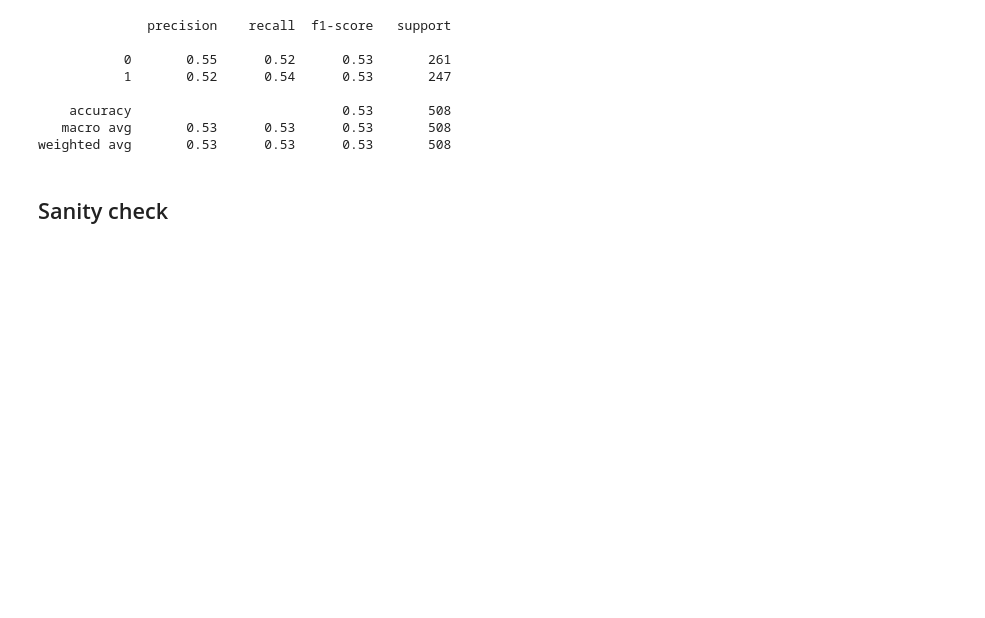
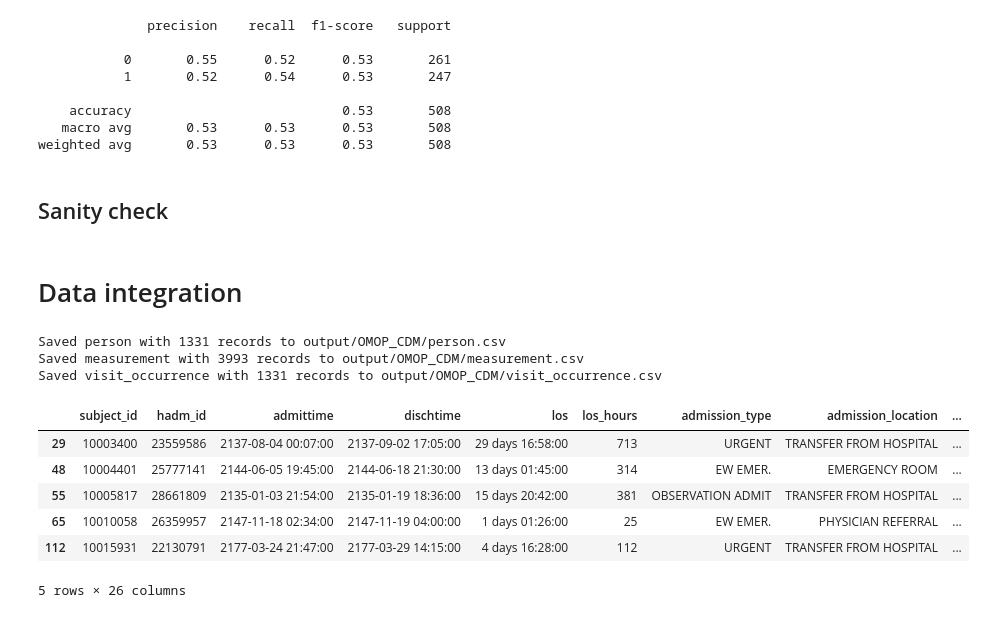
Before and after one commit to bma-vandijk/mimiciv_pipeline_insafedare, a Jupyter notebook: sandbox.ipynb, the cells around one changed output. Cells and saved outputs as stored; diff of their text form; code cells hidden in the pictures; blank space fills up the shorter version.

```diff
--- a/sandbox.ipynb
+++ b/sandbox.ipynb
@@ -381,3 +381,29 @@ plt.show()
 # %%
 # Sanity checks
 print(ml_df.info())
+# %% [markdown]
+# Data integration
+# %%
+import pandas as pd
+import os
+from mimic_to_omop_mapper import MIMICToOMOPMapper
+
+# Initialize the mapper
+mapper = MIMICToOMOPMapper(output_dir=os.path.join("output", "OMOP_CDM"))
+
+# Map your MIMIC data
+mapper.map_mimic_data(os.path.join("output", "death_pred_I50_GAP14_MIMIC_IV_2.0_case_df.csv"))
+# %% [output]
+Saved person with 1331 records to output/OMOP_CDM/person.csv
+Saved measurement with 3993 records to output/OMOP_CDM/measurement.csv
+Saved visit_occurrence with 1331 records to output/OMOP_CDM/visit_occurrence.csv
+# %%
+pd.read_csv(os.path.join("output", "death_pred_I50_GAP14_MIMIC_IV_2.0_case_df.csv")).head()
+# %% [output]
+|  | subject_id | hadm_id | admittime | dischtime | los | los_hours | admission_type | admission_location | ... |
+| 29 | 10003400 | 23559586 | 2137-08-04 00:07:00 | 2137-09-02 17:05:00 | 29 days 16:58:00 | 713 | URGENT | TRANSFER FROM HOSPITAL | ... |
+| 48 | 10004401 | 25777141 | 2144-06-05 19:45:00 | 2144-06-18 21:30:00 | 13 days 01:45:00 | 314 | EW EMER. | EMERGENCY ROOM | ... |
+| 55 | 10005817 | 28661809 | 2135-01-03 21:54:00 | 2135-01-19 18:36:00 | 15 days 20:42:00 | 381 | OBSERVATION ADMIT | TRANSFER FROM HOSPITAL | ... |
+| 65 | 10010058 | 26359957 | 2147-11-18 02:34:00 | 2147-11-19 04:00:00 | 1 days 01:26:00 | 25 | EW EMER. | PHYSICIAN REFERRAL | ... |
+| 112 | 10015931 | 22130791 | 2177-03-24 21:47:00 | 2177-03-29 14:15:00 | 4 days 16:28:00 | 112 | URGENT | TRANSFER FROM HOSPITAL | ... |
+5 rows × 26 columns
```
Also changed, not shown: parts of 3 cells of this notebook, 10 other files.
